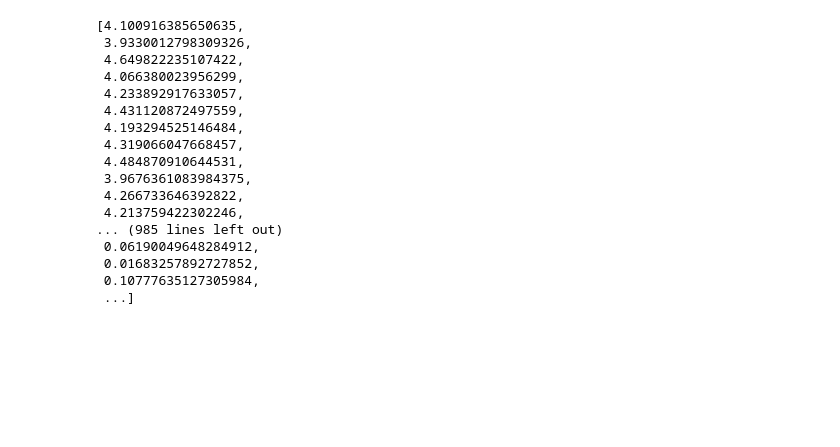
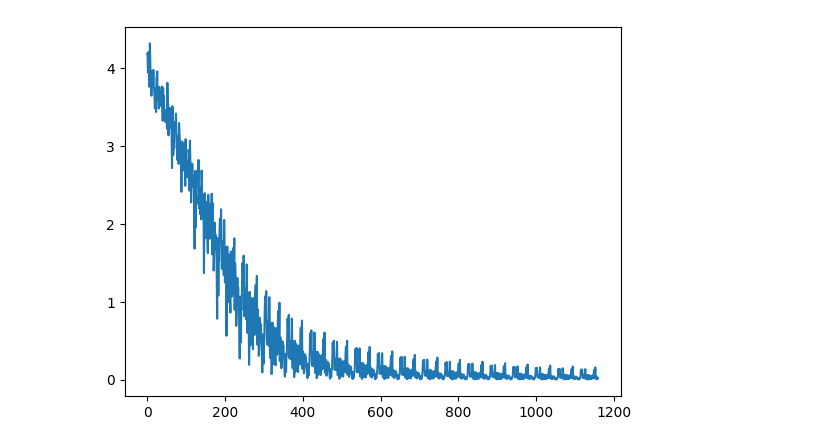
Before and after one commit to LanZBoY/torchPlayGround, a Jupyter notebook: NLP/WordEmbeddingImpCBOW.ipynb, the cells around one changed output. Saved outputs shown, nothing was run; the diff lists cells and outputs as text; code cells hidden in the pictures; blank space fills up the shorter version.

```diff
--- a/NLP/WordEmbeddingImpCBOW.ipynb
+++ b/NLP/WordEmbeddingImpCBOW.ipynb
@@ -70,23 +70,3 @@ for epoch in range(20):
         loss.backward()
         opt.step()
         losses.append(loss.item())
-# %%
-losses
-# %% [output]
-[4.100916385650635,
- 3.9330012798309326,
- 4.649822235107422,
- 4.066380023956299,
- 4.233892917633057,
- 4.431120872497559,
- 4.193294525146484,
- 4.319066047668457,
- 4.484870910644531,
- 3.9676361083984375,
- 4.266733646392822,
- 4.213759422302246,
-... (985 lines left out)
- 0.06190049648284912,
- 0.01683257892727852,
- 0.10777635127305984,
- ...]
@@ -92,0 +75,5 @@ losses
+# %%
+plt.plot(losses)
+plt.show()
+# %% [output]
+[figure, added]
```
Also changed, not shown: parts of 2 cells of this notebook, 8 other files.
